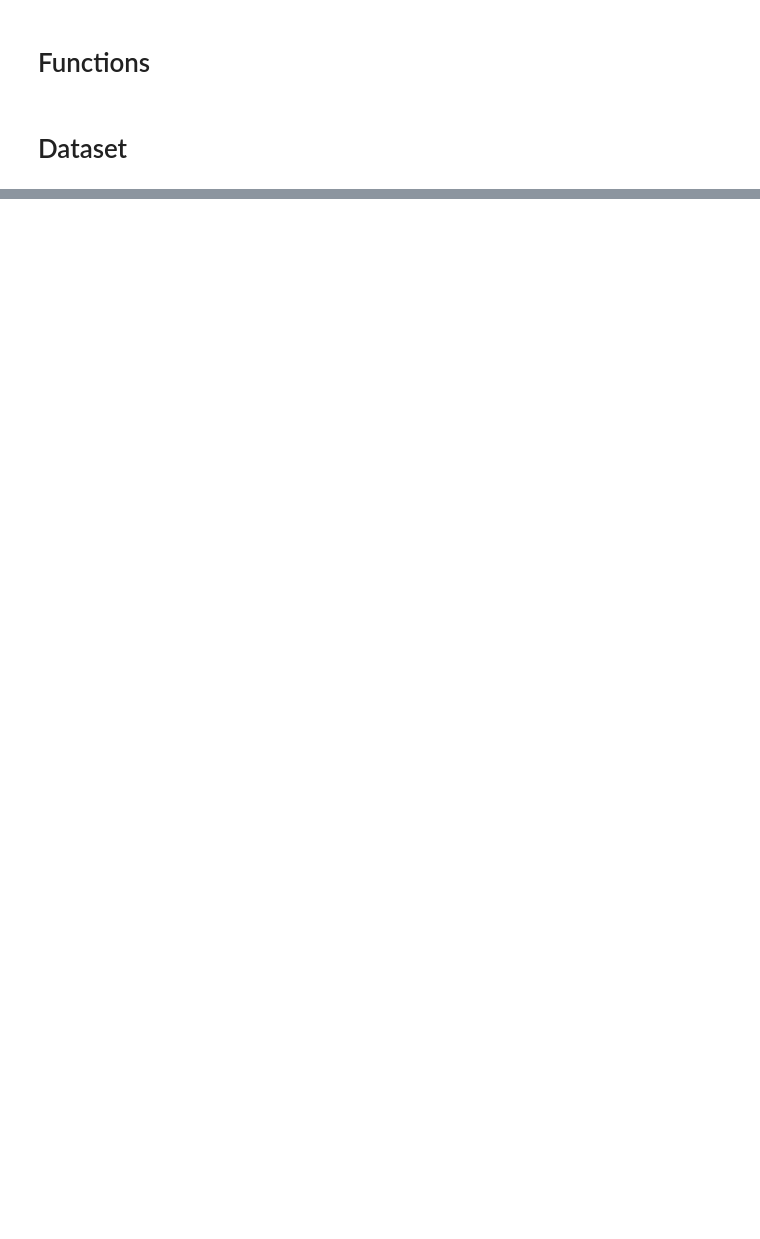
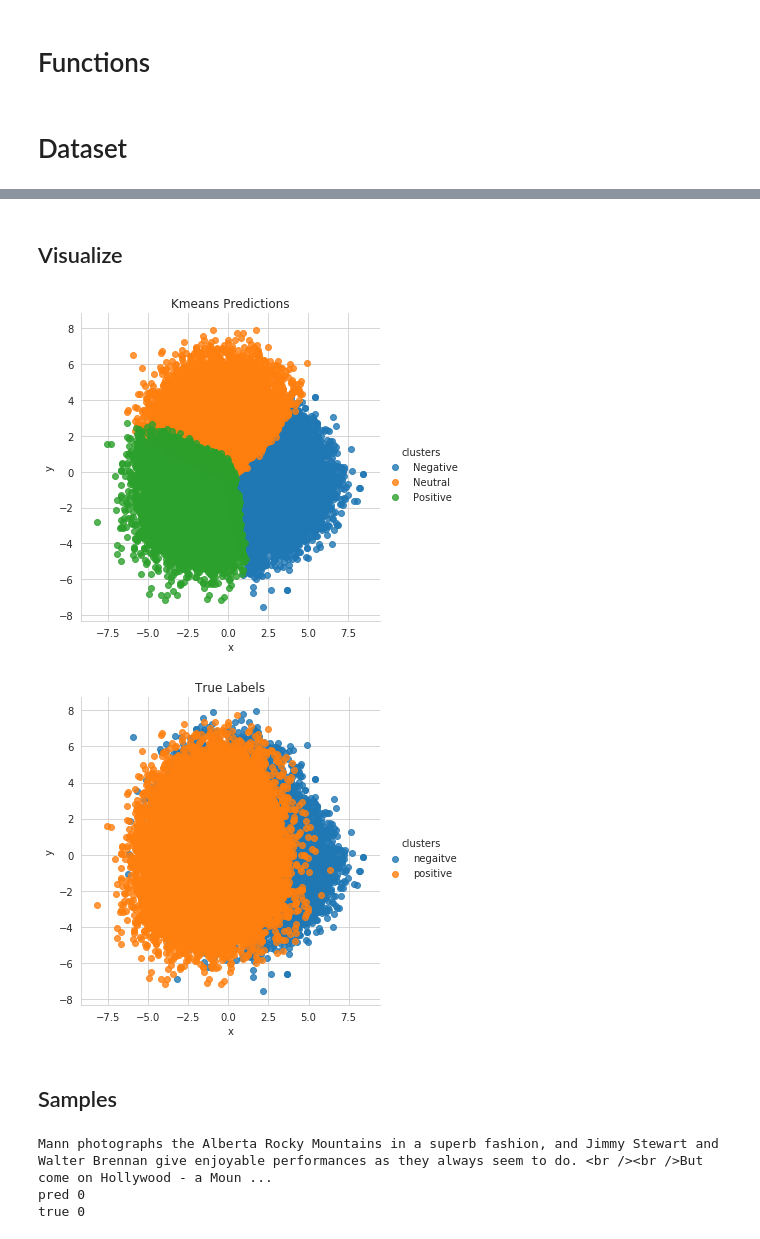
Before and after one commit to gmihaila/gtc2020_instructor_training, a Jupyter notebook: sentiment_clustering.ipynb, the cells around one changed output, grey strips where cells are left out. Cells and saved outputs as stored; diff of their text form; code cells hidden in the pictures; blank space fills up the shorter version.

```diff
--- a/sentiment_clustering.ipynb
+++ b/sentiment_clustering.ipynb
@@ -208,0 +361,2 @@ except:
+# %%
+k_sentiments = 3
@@ -208,0 +365,2 @@ except:
+# %%
+kmeans_labels = kmeans(k=k_sentiments, features=np.array(movies_reviews_embeddings))
@@ -208,0 +379,23 @@ except:
+# %% [markdown]
+## Visualize
+# %%
+label_predictions_decoder = {0:'Neutral',
+                             1:'Positive',
+                             2:'Negative'}
+
+reduced_features = pca_reduction(features=np.array(movies_reviews_embeddings),
+                                 labels_values=kmeans_labels,
+                                 n_components=2,
+                                 label_decoder=label_predictions_decoder,
+                                 title='Kmeans Predictions')
+print('\n')
+reduced_features = pca_reduction(features=np.array(movies_reviews_embeddings),
+                                 labels_values=sentiments_reviews,
+                                 n_components=2,
+                                 label_decoder={0:'negaitve', 1:'positive'},
+                                 title='True Labels')
+# %% [output]
+[figure, added]
+[figure, added]
+# %% [markdown]
+## Samples
@@ -208,0 +404,13 @@ except:
+# %%
+for text_review, pred_sentiment, true_sentiment in zip(movies_reviews, kmeans_labels, sentiments_reviews):
+  if pred_sentiment == 0:
+    print(text_review)
+    print('pred',pred_sentiment)
+    print('true',true_sentiment)
+    print('\n')
+
+    break
+# %% [output]
+Mann photographs the Alberta Rocky Mountains in a superb fashion, and Jimmy Stewart and Walter Brennan give enjoyable performances as they always seem to do. <br /><br />But come on Hollywood - a Moun ...
+pred 0
+true 0
```
Also changed, not shown: parts of 30 cells of this notebook.
